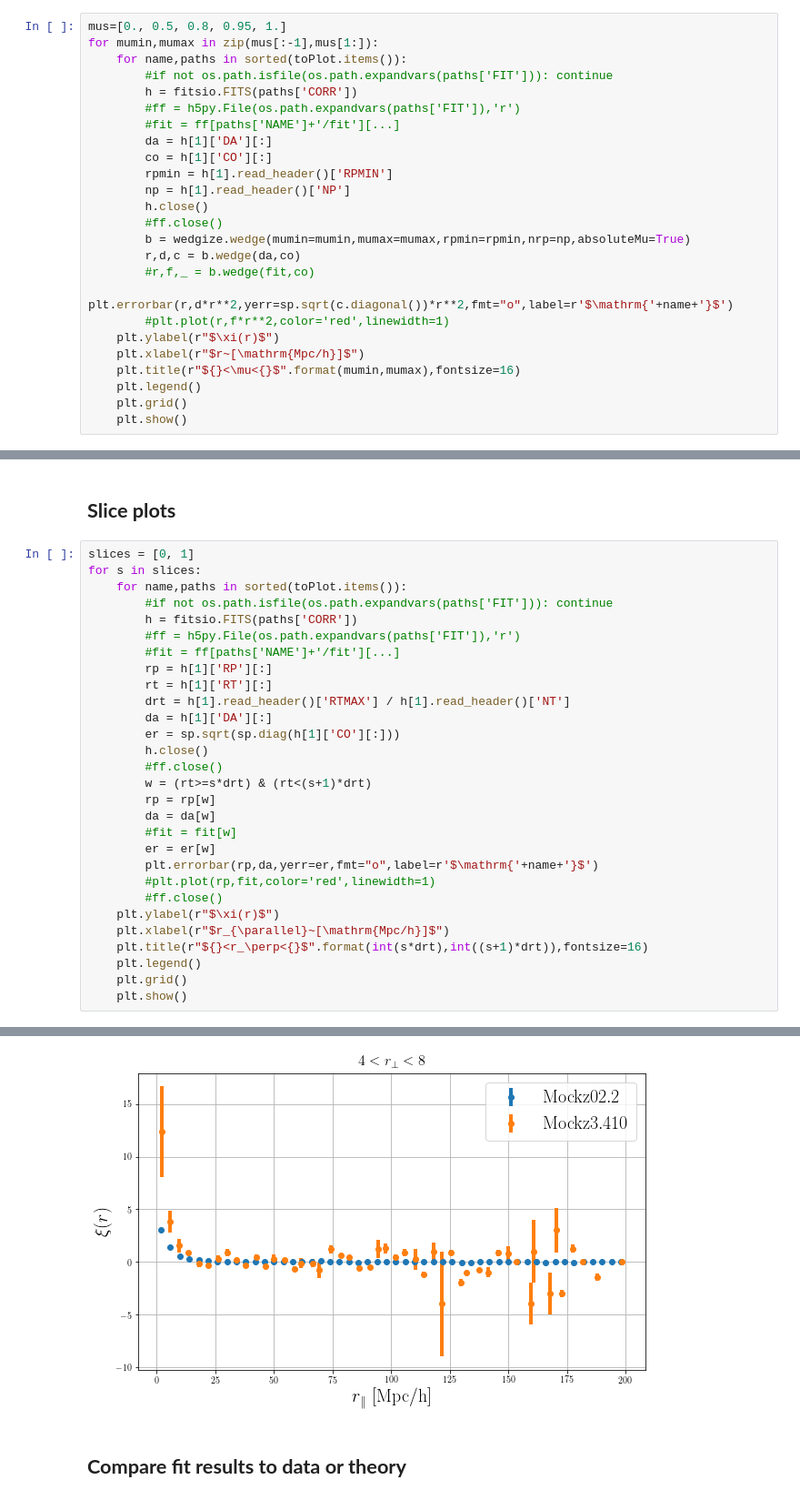
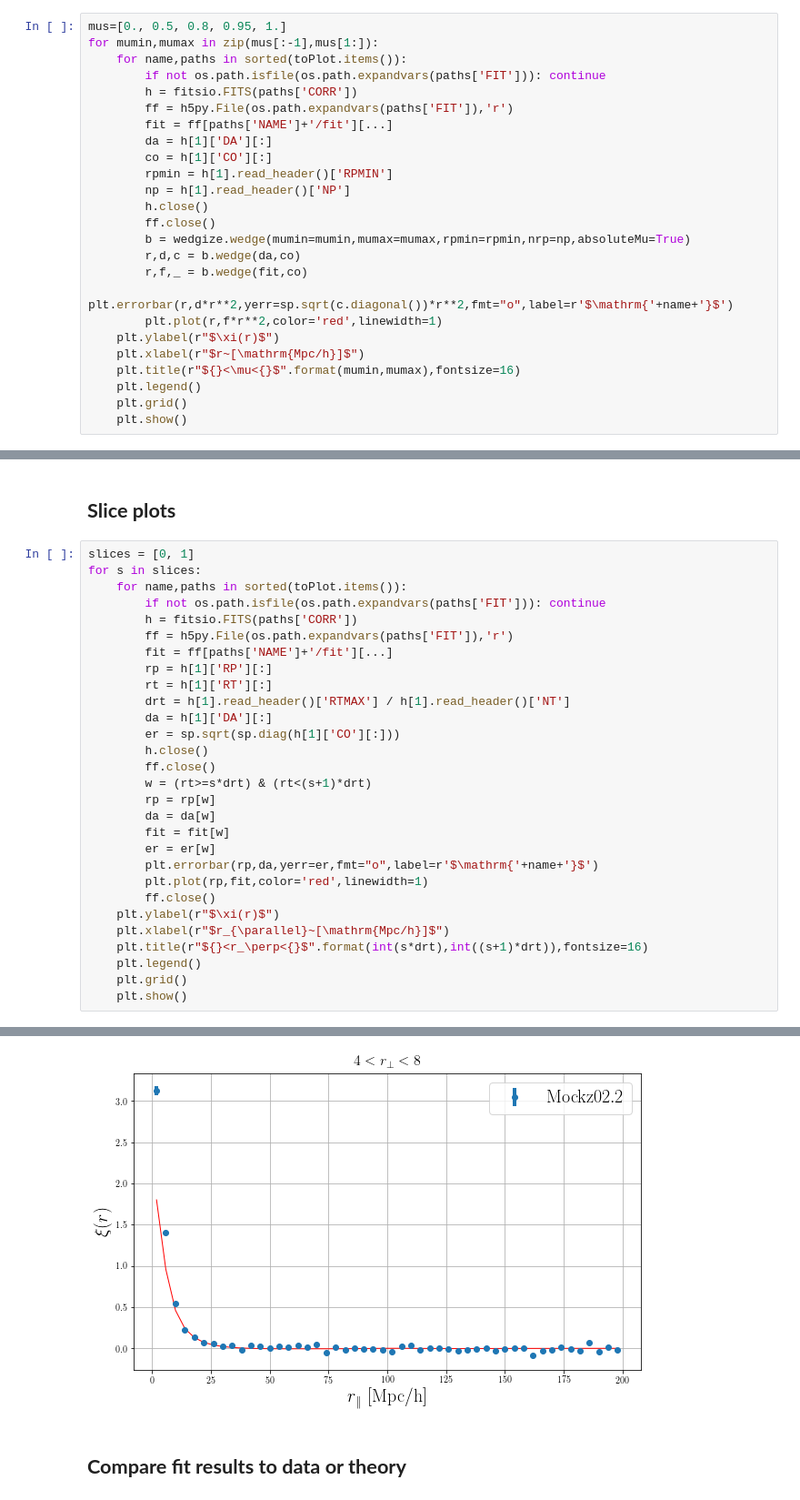
Before and after one commit to igmhub/desi_QA, a Jupyter notebook: Mocks/QA_autoQSO.ipynb, the cells around one changed output, grey strips where cells are left out. Shown at 91% size. Saved outputs shown, nothing was run; the diff lists cells and outputs as text.

```diff
--- a/Mocks/QA_autoQSO.ipynb
+++ b/Mocks/QA_autoQSO.ipynb
@@ -371,21 +367,21 @@ for zinterval in zint:
 mus=[0., 0.5, 0.8, 0.95, 1.]
 for mumin,mumax in zip(mus[:-1],mus[1:]):
     for name,paths in sorted(toPlot.items()):
-        #if not os.path.isfile(os.path.expandvars(paths['FIT'])): continue
+        if not os.path.isfile(os.path.expandvars(paths['FIT'])): continue
         h = fitsio.FITS(paths['CORR'])
-        #ff = h5py.File(os.path.expandvars(paths['FIT']),'r')
-        #fit = ff[paths['NAME']+'/fit'][...]
+        ff = h5py.File(os.path.expandvars(paths['FIT']),'r')
+        fit = ff[paths['NAME']+'/fit'][...]
         da = h[1]['DA'][:]
         co = h[1]['CO'][:]
         rpmin = h[1].read_header()['RPMIN']
         np = h[1].read_header()['NP']
         h.close()
-        #ff.close()
+        ff.close()
         b = wedgize.wedge(mumin=mumin,mumax=mumax,rpmin=rpmin,nrp=np,absoluteMu=True)
         r,d,c = b.wedge(da,co)
-        #r,f,_ = b.wedge(fit,co)
+        r,f,_ = b.wedge(fit,co)
         plt.errorbar(r,d*r**2,yerr=sp.sqrt(c.diagonal())*r**2,fmt="o",label=r'$\mathrm{'+name+'}$')
-        #plt.plot(r,f*r**2,color='red',linewidth=1)
+        plt.plot(r,f*r**2,color='red',linewidth=1)
     plt.ylabel(r"$\xi(r)$")
     plt.xlabel(r"$r~[\mathrm{Mpc/h}]$")
     plt.title(r"${}<\mu<{}$".format(mumin,mumax),fontsize=16)
@@ -403,25 +399,25 @@ for mumin,mumax in zip(mus[:-1],mus[1:]):
 slices = [0, 1]
 for s in slices:
     for name,paths in sorted(toPlot.items()):
-        #if not os.path.isfile(os.path.expandvars(paths['FIT'])): continue
+        if not os.path.isfile(os.path.expandvars(paths['FIT'])): continue
         h = fitsio.FITS(paths['CORR'])
-        #ff = h5py.File(os.path.expandvars(paths['FIT']),'r')
-        #fit = ff[paths['NAME']+'/fit'][...]
+        ff = h5py.File(os.path.expandvars(paths['FIT']),'r')
+        fit = ff[paths['NAME']+'/fit'][...]
         rp = h[1]['RP'][:]
         rt = h[1]['RT'][:]
         drt = h[1].read_header()['RTMAX'] / h[1].read_header()['NT']
         da = h[1]['DA'][:]
         er = sp.sqrt(sp.diag(h[1]['CO'][:]))
         h.close()
-        #ff.close()
+        ff.close()
         w = (rt>=s*drt) & (rt<(s+1)*drt)
         rp = rp[w]
         da = da[w]
-        #fit = fit[w]
+        fit = fit[w]
         er = er[w]
         plt.errorbar(rp,da,yerr=er,fmt="o",label=r'$\mathrm{'+name+'}$')
-        #plt.plot(rp,fit,color='red',linewidth=1)
-        #ff.close()
+        plt.plot(rp,fit,color='red',linewidth=1)
+        ff.close()
     plt.ylabel(r"$\xi(r)$")
     plt.xlabel(r"$r_{\parallel}~[\mathrm{Mpc/h}]$")
     plt.title(r"${}<r_\perp<{}$".format(int(s*drt),int((s+1)*drt)),fontsize=16)
@@ -433,4 +429,4 @@ for s in slices:
-[figure, old version]
+[figure, new version]
 # %% [markdown]
 ## __Compare fit results to data or theory__
 # %%
```
Also changed, not shown: parts of 7 cells of this notebook, 1 other file.
